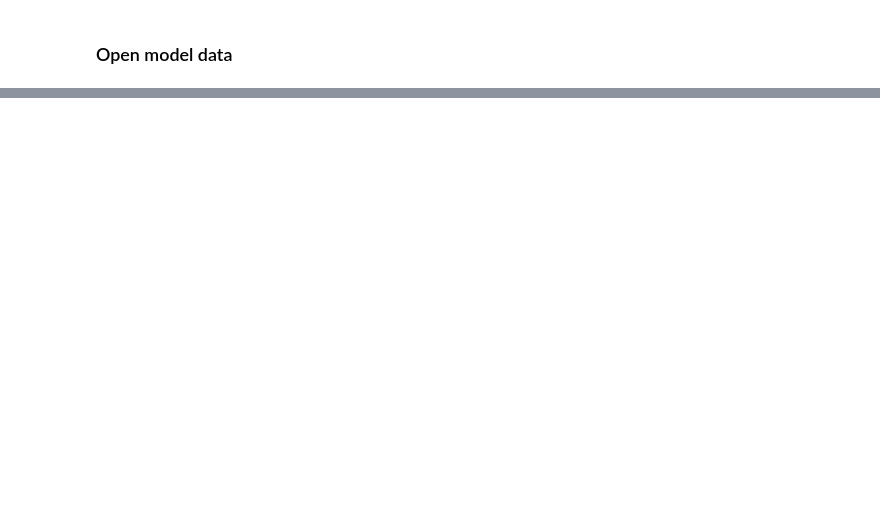
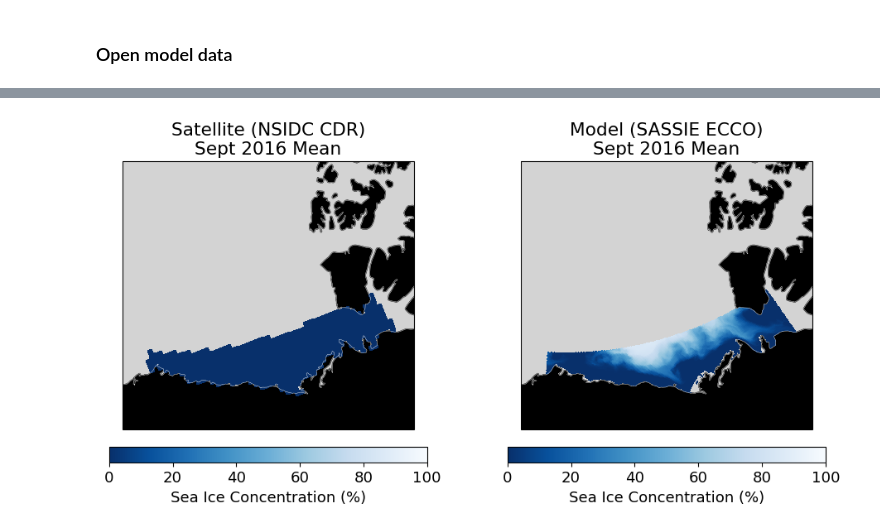
Before and after one commit to mjzahn/SASSIE_ECCO_salinity_stratification, a Jupyter notebook: notebooks/obs_model_comparison/SIC_model_and_satellite.ipynb, the cells around one changed output, grey strips where cells are left out. Drawn from its saved outputs; the diff is of its cells as text; code cells hidden in the pictures; blank space fills up the shorter version.

```diff
--- a/notebooks/obs_model_comparison/SIC_model_and_satellite.ipynb
+++ b/notebooks/obs_model_comparison/SIC_model_and_satellite.ipynb
@@ -37,5 +35,5 @@ sic_ds = xr.open_dataset('/home/jpluser/efs-mount-point/mzahn/satellite_data/sic
 # %%
 lat_min = 68
-lat_max = 78
+lat_max = 72
 lon_min = -158
 lon_max = -120
@@ -192,3 +205,87 @@ plt.show()
+# %%
+# find all daily files for this month
+file_pattern = os.path.join(data_dir, f"*{year}{month:02d}*.nc")
+sic_month_files = sorted(glob.glob(file_pattern))
+
+# open dataset lazily
+sic_month_tmp = xr.open_mfdataset(
+    sic_month_files,
+    combine='by_coords',
+    chunks={'time': -1}
+)
+# apply mask and convert to %
+sic_month_beaufort = (sic_month_tmp.cdr_seaice_conc * 100).where(sat_beaufort_mask)
+
+# Compute monthly mean and std across the daily values
+sat_sic_sept_monthly_mean = sic_month_beaufort.mean(dim="time", skipna=True).compute()
+# %%
+model_sic_sept_monthly = sic_beaufort_da.sel(time='2016-09').mean('time')
+# %%
+# --- Projection setup ---
+nsidc_proj = Proj(proj='stere', lat_0=90, lon_0=-45, lat_ts=70,
+                  a=6378273, b=6356889.449, units='m')
+transformer = Transformer.from_proj(nsidc_proj, "epsg:4326", always_xy=True)
+
+# --- Data setup ---
+sic = sat_sic_sept_monthly_mean.copy()
+x = sic["x"].values
+y = sic["y"].values
+xx, yy = np.meshgrid(x, y)
+lon, lat = transformer.transform(xx, yy)
+sic = sic.assign_coords(lon=(("y", "x"), lon), lat=(("y", "x"), lat))
+
+# --- Figure setup ---
+fig, (ax1, ax2) = plt.subplots(
+    1, 2,
+    figsize=(10, 5),
+    subplot_kw={'projection': ccrs.NorthPolarStereo(central_longitude=-155)}
+)
+
+for ax in [ax1, ax2]:
+    ax.set_extent([-161, -120, 68, 80], crs=ccrs.PlateCarree())
+
+    # Set background color (ocean/ice) to gray
+    ax.set_facecolor("lightgray")
+
+    # Add black land and thin coastlines
+    land = cfeature.NaturalEarthFeature(
+        'physical', 'land', '50m',
+        edgecolor='face',
+        facecolor='black'
+    )
+    ax.add_feature(land, zorder=1)
+    ax.add_feature(cfeature.COASTLINE, linewidth=0.3, color='white')
+
+# --- Plot SIC fields ---
+pcm = ax1.pcolormesh(
+    sic.lon, sic.lat, sic,
+    transform=ccrs.PlateCarree(),
+    cmap='Blues_r', vmin=0, vmax=100
+)
+
+pcm1 = ax2.pcolormesh(
+    model_sic_sept_monthly.XC,
+    model_sic_sept_monthly.YC,
+    model_sic_sept_monthly,
+    transform=ccrs.PlateCarree(),
+    cmap='Blues_r', vmin=0, vmax=100
+)
+
+# --- Colorbars ---
+cbar1 = plt.colorbar(pcm, ax=ax1, orientation='horizontal', shrink=0.8, pad=0.05)
+cbar1.set_label("Sea Ice Concentration (%)")
+
+cbar2 = plt.colorbar(pcm1, ax=ax2, orientation='horizontal', shrink=0.8, pad=0.05)
+cbar2.set_label("Sea Ice Concentration (%)")
+
+# --- Titles ---
+ax1.set_title(f"Satellite (NSIDC CDR)\nSept 2016 Mean")
+ax2.set_title(f"Model (SASSIE ECCO)\nSept 2016 Mean")
+
+plt.tight_layout()
+plt.show()
+# %% [output]
+[figure, added]
 # %%
 # open geometry file for HH field
 HH_grid = xr.open_dataset("~/efs-mount-point/mzahn/sassie/HH/GRID/GRID_GEOMETRY_SASSIE_HH_V1R1_NATIVE_LLC1080.nc")
```
Also changed, not shown: parts of 30 cells of this notebook, 1 other file.
